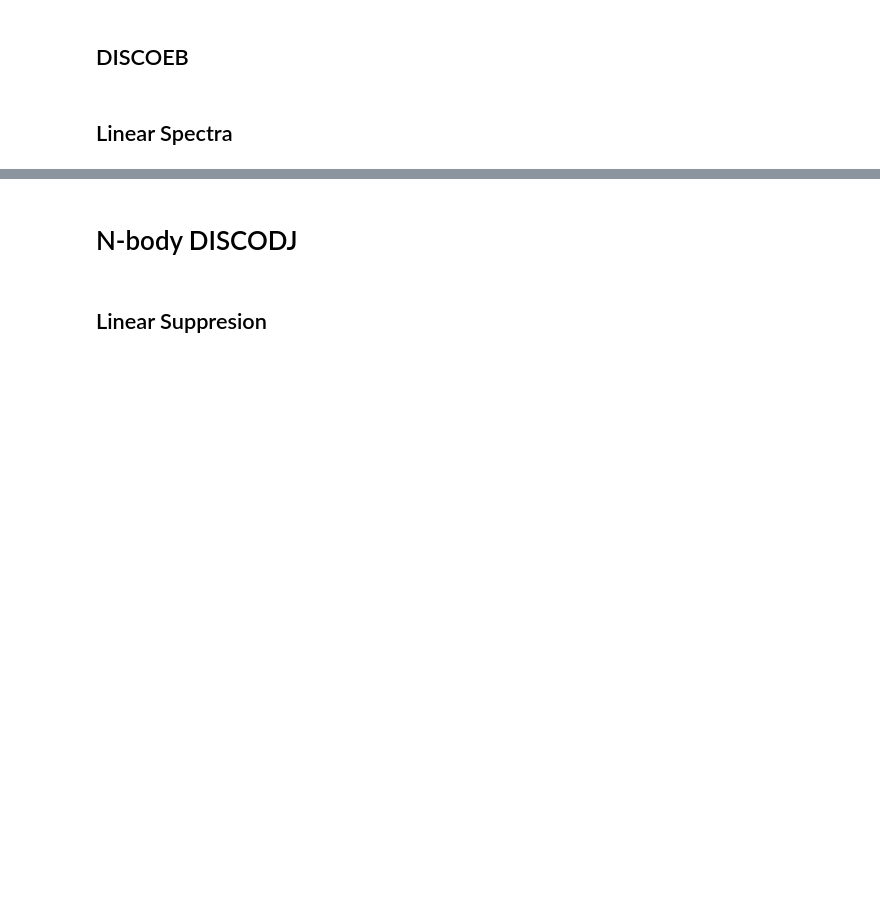
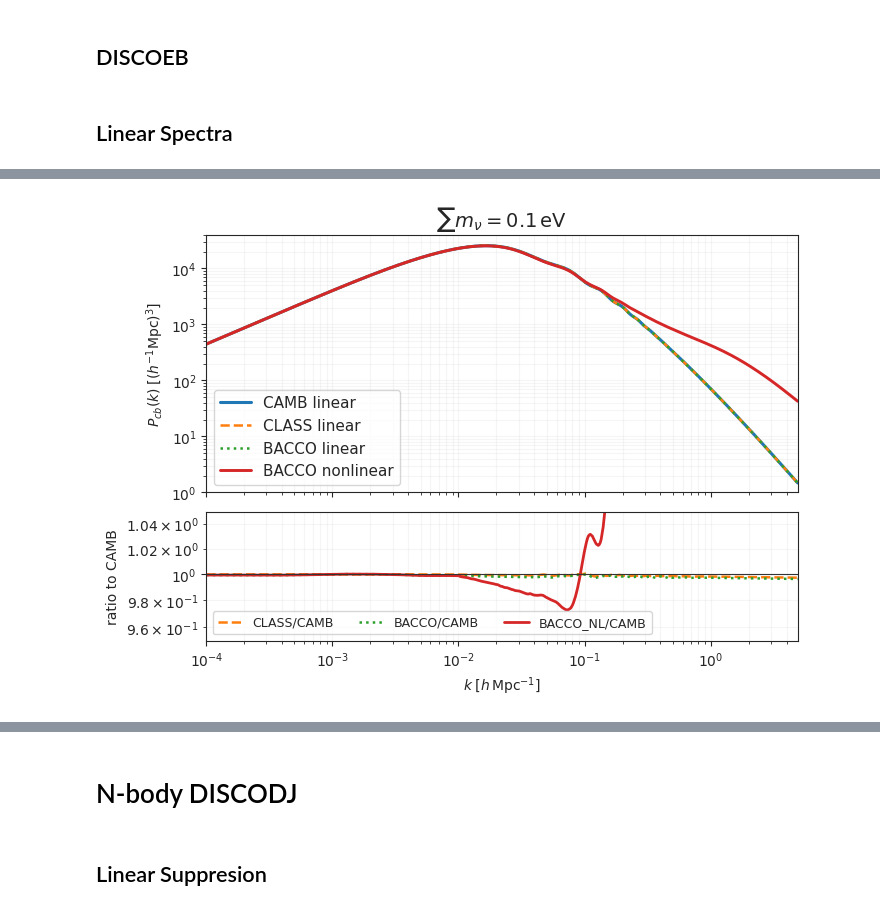
Before and after one commit to Xantyos13/DISCO-DJ, a Jupyter notebook: Neutrinos/Power_comparaison.ipynb, the cells around one changed output, grey strips where cells are left out. Cells and saved outputs as stored; diff of their text form; code cells hidden in the pictures; blank space fills up the shorter version.

```diff
--- a/Neutrinos/Power_comparaison.ipynb
+++ b/Neutrinos/Power_comparaison.ipynb
@@ -37,13 +37,19 @@ from discoeb.background import evolve_background
 from discoeb.perturbations import evolve_perturbations, get_power, evolve_perturbations_batched
 
 
-from mpl_toolkits.axes_grid1.inset_locator import inset_axes, mark_inset
-mpl.use("pgf")
-mpl.rcParams.update({
-    "pgf.texsystem": "pdflatex",
-    "font.family": "serif",
-    "text.usetex": True,
-})
+#from mpl_toolkits.axes_grid1.inset_locator import inset_axes, mark_inset
+#mpl.use("pgf")
+#mpl.rcParams.update({
+#    "pgf.texsystem": "pdflatex",
+#    "font.family": "serif",
+#    "text.usetex": True,
+#})
+#
+#plt.rcParams.update({
+#    'pgf.preamble': r'\usepackage{amsmath}\usepackage{amssymb}',  # Paquets LaTeX supplémentaires
+#    'font.family': 'serif',  # Police serif pour correspondre à LaTeX
+#    'font.size': 14,
+#})
 # %% [output]
 gpu
 0.7.2
@@ -56,7 +62,7 @@ cosmo = {
     "omch2": 0.269984542*0.67**2,
     "As": 2.215e-09,
     "ns": 0.9619,
-    "sum_mnu": 0.3,      # total neutrino mass [eV]
+    "sum_mnu": 0.1,      # total neutrino mass [eV]
     "tau": 0.0952,
     "w0": -1.0,
     "wa": 0.0,
@@ -166,8 +172,9 @@ np.savetxt("Pk_cb_massless_z0_BACCO.txt",np.column_stack([k_h, pk_ref]),header="
 
 #Modify the param for the massive neutrinos
 
-#bacco_kwargs['omega_cold'] = omega_cold_nu
+bacco_kwargs['omega_cold'] = omega_cold_nu
 bacco_kwargs['neutrino_mass'] = cosmo["sum_mnu"]
+sigma8_nu = mp_bacco.get_sigma8(**bacco_kwargs)
 # Computation of Linear spectra for massive
 k_bacco_lin_h, P_bacco_lin = mp_bacco.get_linear_pk(**bacco_kwargs)
 # Computation of Non-Linear spectra for massive
@@ -178,6 +185,10 @@ pk_nl = np.exp(interp1d(np.log(k_bacco_nl_h), np.log(P_bacco_nl), kind="linear",
 # Save the Massive Linear
 fname = f"Pk_cb_sumMnu_{cosmo["sum_mnu"]:.2f}eV_z0_BACCO.txt"
 np.savetxt(fname,np.column_stack([k_h, pk_lin]),header=f"k[h/Mpc]    Pk[Mpc^3/h^3] (CDM+baryons, z=0, sum m_nu = {cosmo["sum_mnu"]} eV)")
+
+bacco_kwargs['omega_cold'] = omega_cold
+bacco_kwargs['neutrino_mass'] = cosmo["sum_mnu"]
+sigma8_nu_cb = mp_bacco.get_sigma8(**bacco_kwargs)
 # %% [output]
 0.8513803482055664
 # %% [markdown]
@@ -354,7 +365,7 @@ pars = camb.CAMBparams()
 pars.set_cosmology(
     H0=cosmo["H0"],
     ombh2=cosmo["ombh2"],
-    omch2= cosmo["omch2"],# omega_cdm_nu*h**2,
+    omch2=  omega_cdm_nu*h**2,
     mnu=cosmo["sum_mnu"],
     num_massive_neutrinos=3,
     neutrino_hierarchy='degenerate',
@@ -485,34 +498,36 @@ fig, (ax, axr) = plt.subplots(
     sharex=True,
     constrained_layout=True,
     gridspec_kw={"height_ratios": [2, 1]},
 )
 
 ax.loglog(k_h, P_camb_cb_grid_nu, color="C0", lw=2.2, label=r"CAMB linear")
 ax.loglog(k_h, Pkbc_CLASS_nu, color="C1", lw=1.8, ls="--", label=r"CLASS linear")
 ax.loglog(k_h, pk_lin, color="C2", lw=1.8, ls=":", label=r"BACCO linear ")
 ax.loglog(k_h, pk_nl, color="C3", lw=2.1, label=r"BACCO nonlinear")
 #ax.loglog(k_h, Pcb_EB_nu, color="C4", lw=2.1, label=r"DISCOEB linear $P_{cb}$")
 
 ax.set_ylabel(r"$P_{cb}(k)\;[(h^{-1}{\rm Mpc})^3]$")
 ax.set_ylim(1e0, 4e4)
 ax.legend(loc=3,prop={'size': 11})
 ax.grid(True, which="both", alpha=0.18)
-#ax.set_title(rf"$\sum m_\nu = {cosmo["sum_mnu"]}\,\mathrm{{eV}}$",fontsize=14)
+ax.set_title(rf"$\sum m_\nu = {cosmo["sum_mnu"]}\,\mathrm{{eV}}$",fontsize=14)
 
 axr.semilogx(k_h, Pkbc_CLASS_nu / P_camb_cb_grid_nu, color="C1", lw=1.8, ls="--", label="CLASS/CAMB")
 axr.semilogx(k_h, pk_lin / P_camb_cb_grid_nu, color="C2", lw=1.8, ls=":", label="BACCO/CAMB")
 axr.semilogx(k_h, pk_nl / P_camb_cb_grid_nu, color="C3", lw=2.0, label="BACCO_NL/CAMB")
 #axr.semilogx(k_h, Pcb_EB_nu / P_camb_cb_grid_nu, color="C4", lw=2.0, label="DISCOEB nl/CAMB")
 axr.axhline(1.0, color="0.2", lw=0.8)
 
 axr.set_xlabel(r"$k\;[h\,{\rm Mpc}^{-1}]$")
 axr.set_ylabel("ratio to CAMB")
 axr.set_xlim(k_h.min(), k_h.max())
 axr.set_yscale("log")
 axr.set_ylim(0.95,1.05)
 axr.legend(loc=3,prop={'size': 9},ncol=3)
 axr.grid(True, which="both", alpha=0.18)
 plt.savefig('spectra_ref.pgf')
+# %% [output]
+[figure, added]
 # %%
 fig, ax = plt.subplots(
     figsize=(7, 5),
```
Also changed, not shown: parts of 14 cells of this notebook, 4 other files.
